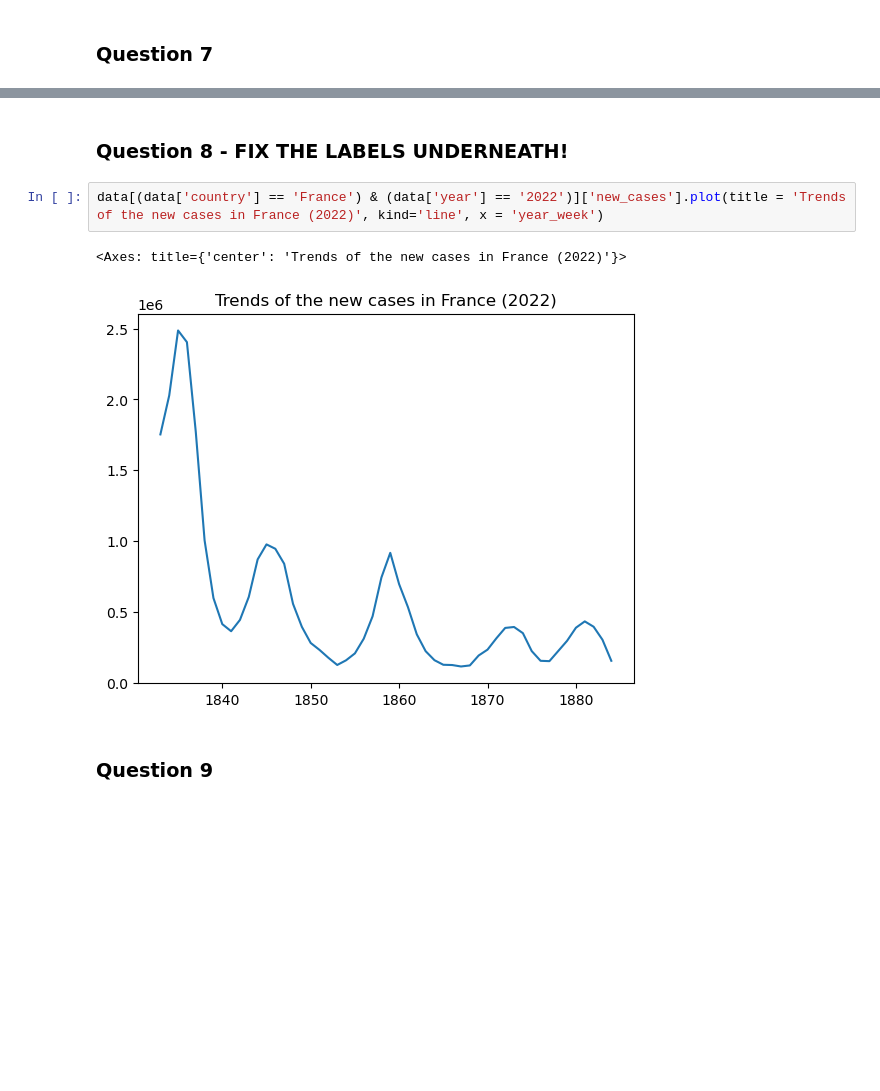
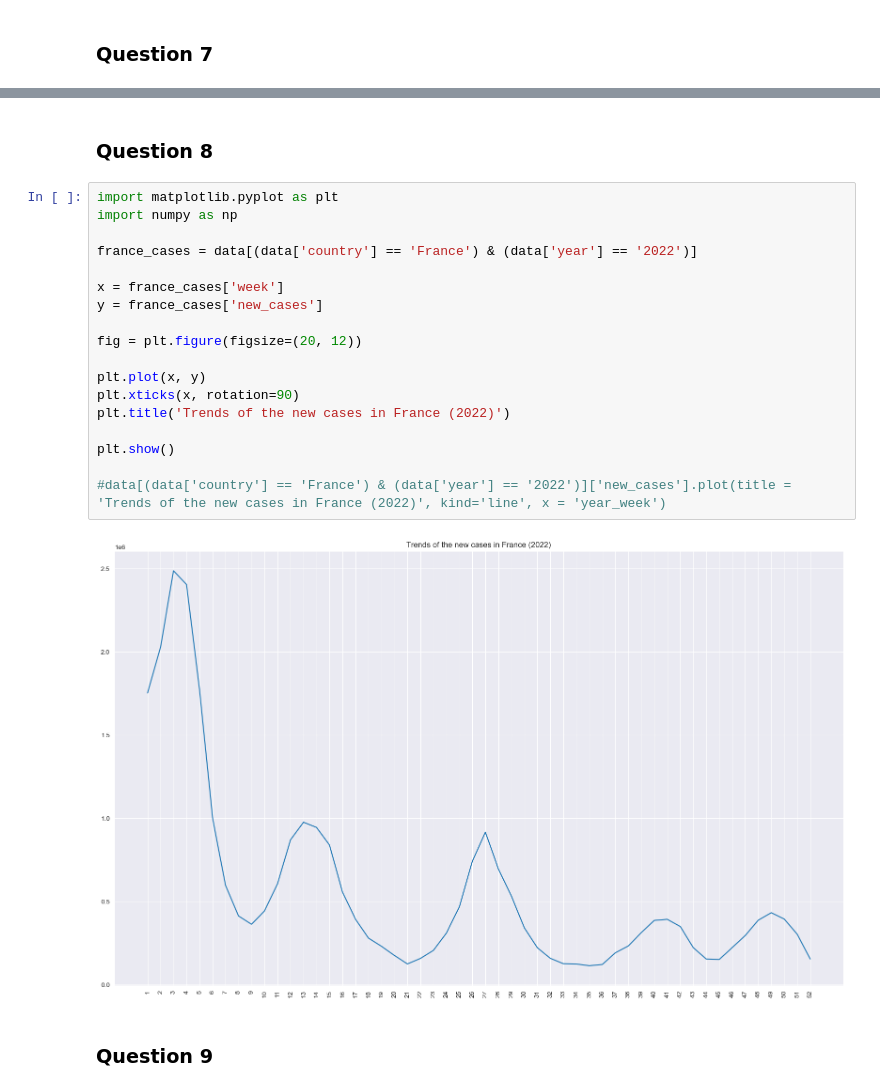
Before and after one commit to alexandrecogordan/data-visualisation, a Jupyter notebook: TD2/alexandre-cogordan.ipynb, the cells around one changed output, grey strips where cells are left out. Cells and saved outputs as stored; diff of their text form; blank space fills up the shorter version.

```diff
--- a/TD2/alexandre-cogordan.ipynb
+++ b/TD2/alexandre-cogordan.ipynb
@@ -114,10 +116,25 @@ df['severity'].value_counts().plot(kind='pie', autopct='%1.1f%%')
 # %% [markdown]
-### Question 8 - FIX THE LABELS UNDERNEATH!
+### Question 8
-# %%
-data[(data['country'] == 'France') & (data['year'] == '2022')]['new_cases'].plot(title = 'Trends of the new cases in France (2022)', kind='line', x = 'year_week')
-# %% [output]
-<Axes: title={'center': 'Trends of the new cases in France (2022)'}>
-[figure, removed]
+# %%
+import matplotlib.pyplot as plt
+import numpy as np
+
+france_cases = data[(data['country'] == 'France') & (data['year'] == '2022')]
+
+x = france_cases['week']
+y = france_cases['new_cases']
+
+fig = plt.figure(figsize=(20, 12))
+
+plt.plot(x, y)
+plt.xticks(x, rotation=90)
+plt.title('Trends of the new cases in France (2022)')
+
+plt.show()
+
+#data[(data['country'] == 'France') & (data['year'] == '2022')]['new_cases'].plot(title = 'Trends of the new cases in France (2022)', kind='line', x = 'year_week')
+# %% [output]
+[figure, added]
 # %% [markdown]
 ### Question 9
 # %%
```
Also changed, not shown: parts of 13 cells of this notebook.
